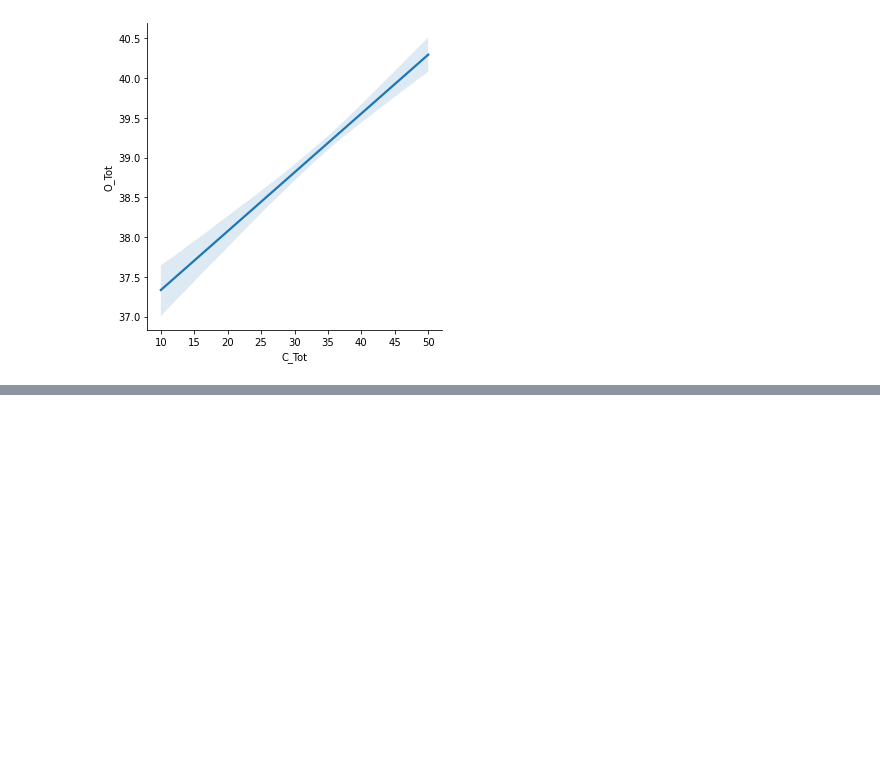
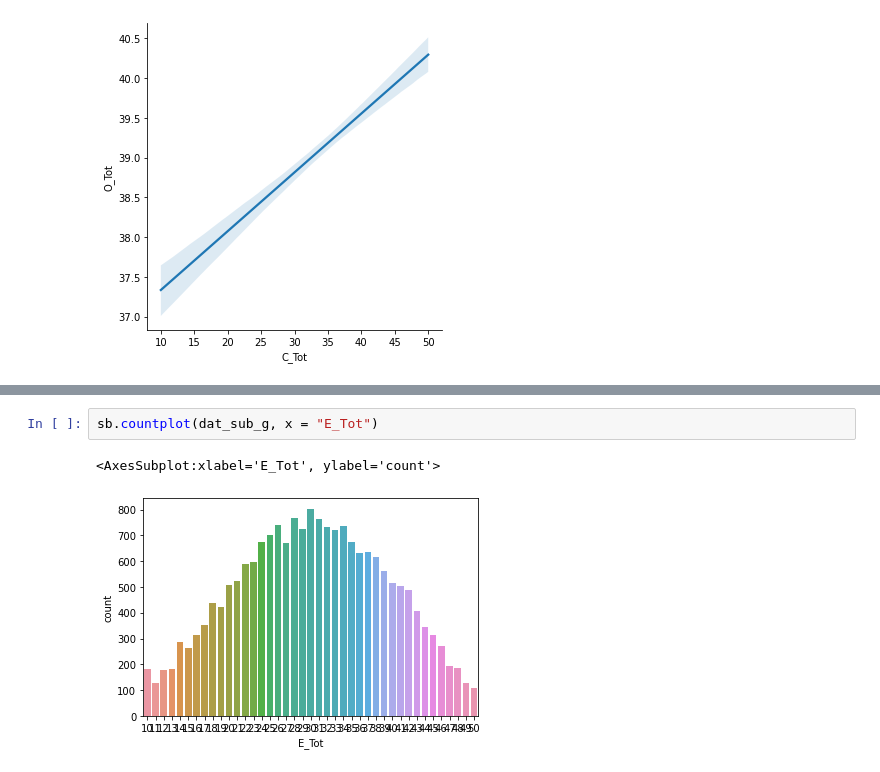
Before and after one commit to ubco-W2022T1-cosc301/project-group23, a Jupyter notebook: notebooks/analysis2.ipynb, the cells around one changed output, grey strips where cells are left out. Cells and saved outputs as stored; diff of their text form; blank space fills up the shorter version.

```diff
--- a/notebooks/analysis2.ipynb
+++ b/notebooks/analysis2.ipynb
@@ -604,0 +612,5 @@ print(sb.lmplot(data = dat_sub_g, x = "C_Tot", y = "O_Tot", scatter = False))
+# %%
+sb.countplot(dat_sub_g, x = "E_Tot")
+# %% [output]
+<AxesSubplot:xlabel='E_Tot', ylabel='count'>
+[figure, added]
```
Also changed, not shown: parts of 6 cells of this notebook.
